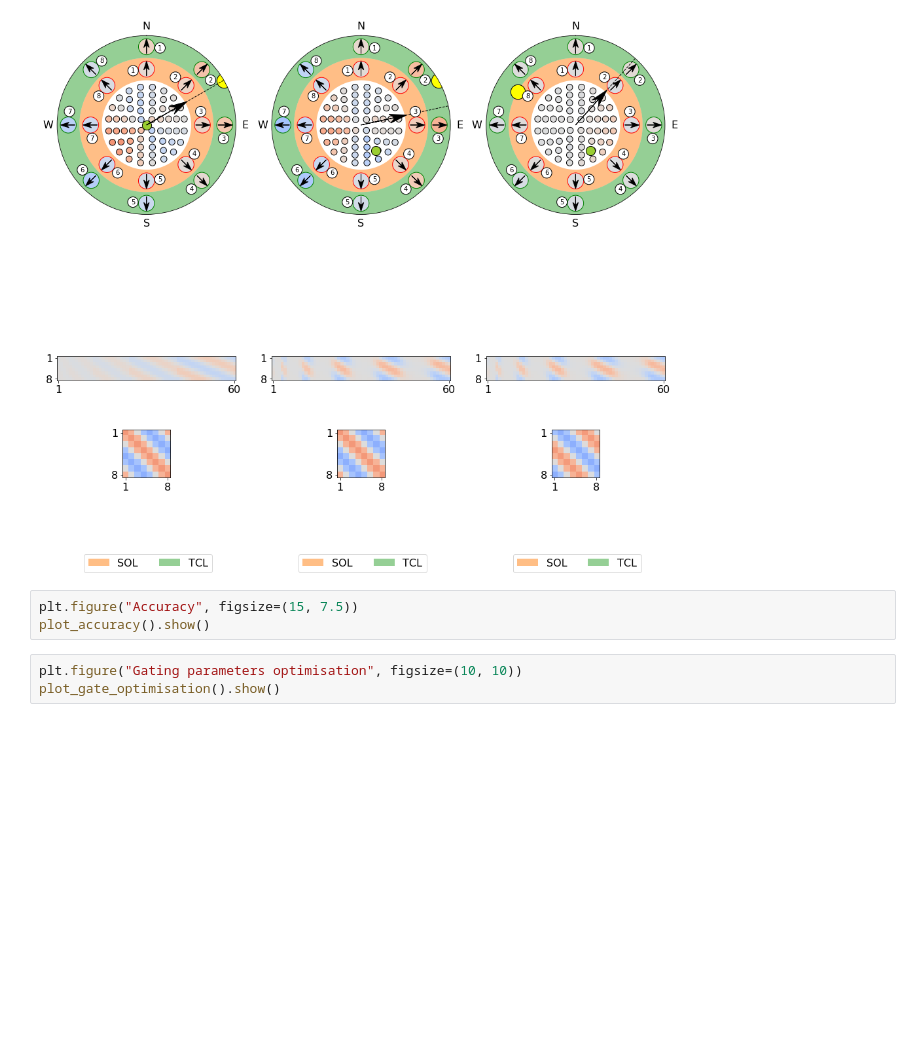
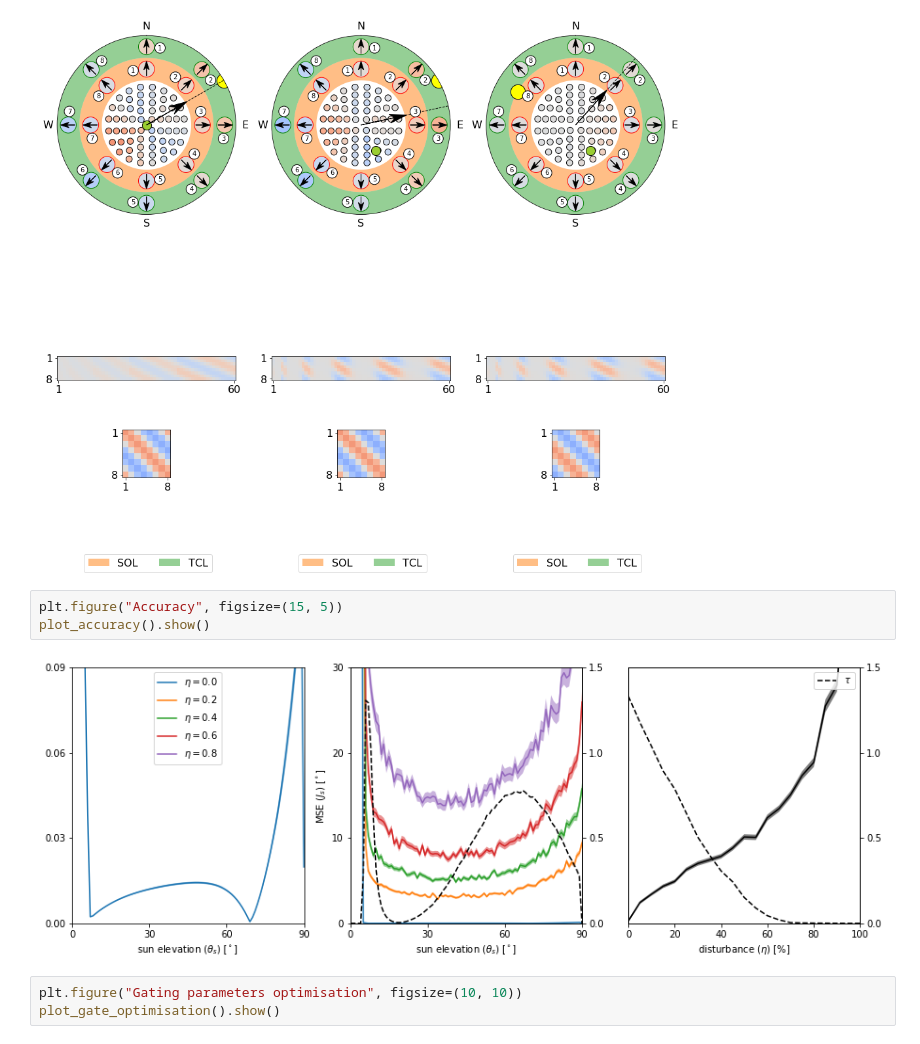
Before and after one commit to InsectRobotics/insectvision, a Jupyter notebook: notebooks/plos.ipynb, the cells around one changed output. Cells and saved outputs as stored; diff of their text form; blank space fills up the shorter version.

```diff
--- a/notebooks/plos.ipynb
+++ b/notebooks/plos.ipynb
@@ -88,8 +90,10 @@ plot_snapshot(*params, **kwargs).show()
 # %% [output]
 [figure]
 # %%
-plt.figure("Accuracy", figsize=(15, 7.5))
+plt.figure("Accuracy", figsize=(15, 5))
 plot_accuracy().show()
+# %% [output]
+[figure, added]
 # %%
 plt.figure("Gating parameters optimisation", figsize=(10, 10))
 plot_gate_optimisation().show()
```
Also changed, not shown: parts of 12 cells of this notebook, 4 other files.
